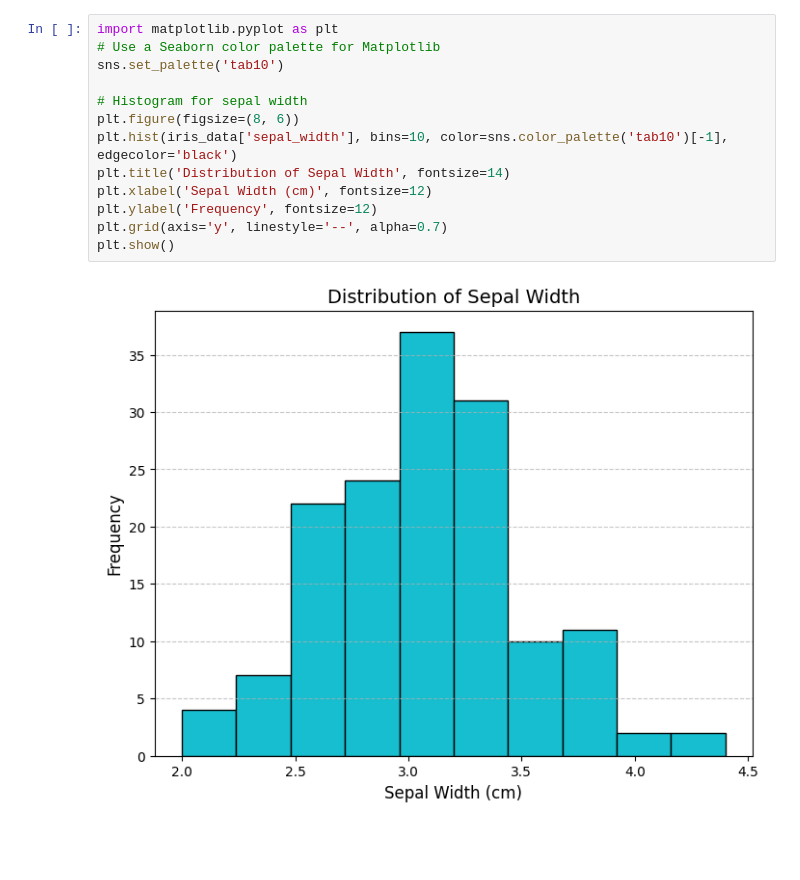
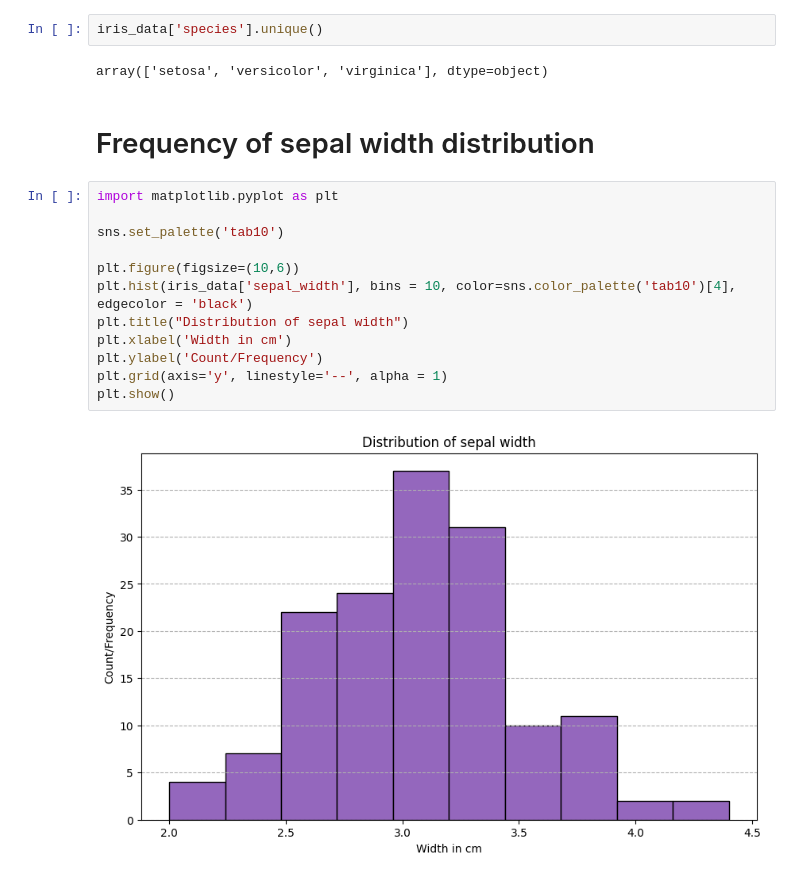
Before and after one commit to SombrathnaSout/Data-viz-sessions, a Jupyter notebook: session5/session5.ipynb, the cells around one changed output. Drawn from its saved outputs; the diff is of its cells as text; blank space fills up the shorter version.

```diff
--- a/session5/session5.ipynb
+++ b/session5/session5.ipynb
@@ -29,15 +50,20 @@ max        7.900000     4.400000      6.900000     2.500000
+# %%
+iris_data['species'].unique()
+# %% [output]
+array(['setosa', 'versicolor', 'virginica'], dtype=object)
+# %% [markdown]
+# Frequency of sepal width distribution
 # %%
 import matplotlib.pyplot as plt
-# Use a Seaborn color palette for Matplotlib
+
 sns.set_palette('tab10')
 
-# Histogram for sepal width
-plt.figure(figsize=(8, 6))
-plt.hist(iris_data['sepal_width'], bins=10, color=sns.color_palette('tab10')[-1], edgecolor='black')
-plt.title('Distribution of Sepal Width', fontsize=14)
-plt.xlabel('Sepal Width (cm)', fontsize=12)
-plt.ylabel('Frequency', fontsize=12)
-plt.grid(axis='y', linestyle='--', alpha=0.7)
+plt.figure(figsize=(10,6))
+plt.hist(iris_data['sepal_width'], bins = 10, color=sns.color_palette('tab10')[4], edgecolor = 'black')
+plt.title("Distribution of sepal width")
+plt.xlabel('Width in cm')
+plt.ylabel('Count/Frequency')
+plt.grid(axis='y', linestyle='--', alpha = 1)
 plt.show()
 # %% [output]
-[figure, old version]
+[figure, new version]
```
Also changed, not shown: parts of 9 cells of this notebook.
